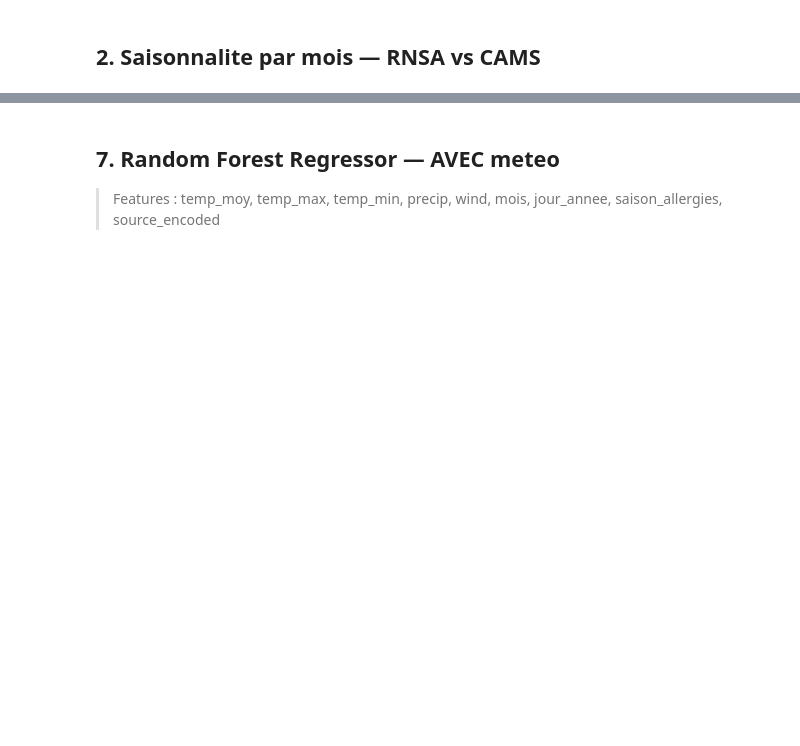
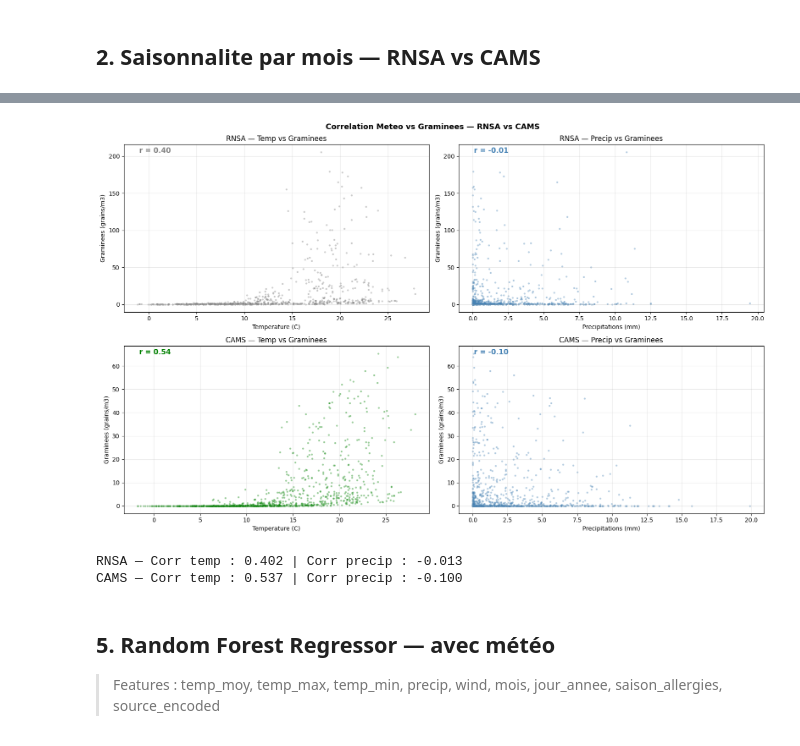
Before and after one commit to acabel42/antihistaminiques-pipeline, a Jupyter notebook: notebooks/eda_pollen_complet.ipynb, the cells around one changed output, grey strips where cells are left out. Saved outputs shown, nothing was run; the diff lists cells and outputs as text; code cells hidden in the pictures; blank space fills up the shorter version.

```diff
--- a/notebooks/eda_pollen_complet.ipynb
+++ b/notebooks/eda_pollen_complet.ipynb
@@ -266,39 +229,41 @@ plt.show()
 # %%
 fig, axes = plt.subplots(2, 2, figsize=(16, 10))
 fig.suptitle('Correlation Meteo vs Graminees — RNSA vs CAMS', fontsize=13, fontweight='bold')
 
 for idx, source in enumerate(['RNSA','CAMS']):
     df_s = merged[merged['source']==source].dropna(subset=['temp_moy','precip'])
     corr_t = df_s['temp_moy'].corr(df_s['graminees'])
     corr_p = df_s['precip'].corr(df_s['graminees'])
 
-    axes[idx,0].scatter(df_s['temp_moy'], df_s['graminees'],
-                        alpha=0.3, color=colors_src[source], s=5)
+    axes[idx,0].scatter(df_s['temp_moy'], df_s['graminees'], alpha=0.3, color=colors_src[source], s=5)
     axes[idx,0].set_xlabel('Temperature (C)')
     axes[idx,0].set_ylabel('Graminees (grains/m3)')
     axes[idx,0].set_title(f'{source} — Temp vs Graminees')
     axes[idx,0].grid(True, alpha=0.3)
     axes[idx,0].annotate(f'r = {corr_t:.2f}', xy=(0.05,0.95), xycoords='axes fraction',
                          fontsize=12, fontweight='bold', color=colors_src[source])
 
-    axes[idx,1].scatter(df_s['precip'], df_s['graminees'],
-                        alpha=0.3, color='steelblue', s=5)
+    axes[idx,1].scatter(df_s['precip'], df_s['graminees'], alpha=0.3, color='steelblue', s=5)
     axes[idx,1].set_xlabel('Precipitations (mm)')
     axes[idx,1].set_ylabel('Graminees (grains/m3)')
     axes[idx,1].set_title(f'{source} — Precip vs Graminees')
     axes[idx,1].grid(True, alpha=0.3)
     axes[idx,1].annotate(f'r = {corr_p:.2f}', xy=(0.05,0.95), xycoords='axes fraction',
                          fontsize=12, fontweight='bold', color='steelblue')
 
 plt.tight_layout()
 plt.savefig('/Users/nellyta/Jedha/notebooks/correlation_complet.png', dpi=150, bbox_inches='tight')
 plt.show()
 
 for source in ['RNSA','CAMS']:
     df_s = merged[merged['source']==source].dropna(subset=['temp_moy','precip'])
     print(f'{source} — Corr temp : {df_s["temp_moy"].corr(df_s["graminees"]):.3f} | Corr precip : {df_s["precip"].corr(df_s["graminees"]):.3f}')
+# %% [output]
+[figure, added]
+RNSA — Corr temp : 0.402 | Corr precip : -0.013
+CAMS — Corr temp : 0.537 | Corr precip : -0.100
 # %% [markdown]
-## 7. Random Forest Regressor — AVEC meteo
+## 5. Random Forest Regressor — avec météo
 > Features : temp_moy, temp_max, temp_min, precip, wind, mois, jour_annee, saison_allergies, source_encoded
 # %%
 features_meteo = ['temp_moy','temp_max','temp_min','precip','wind',
```
Also changed, not shown: parts of 19 cells of this notebook, 11 other files.
